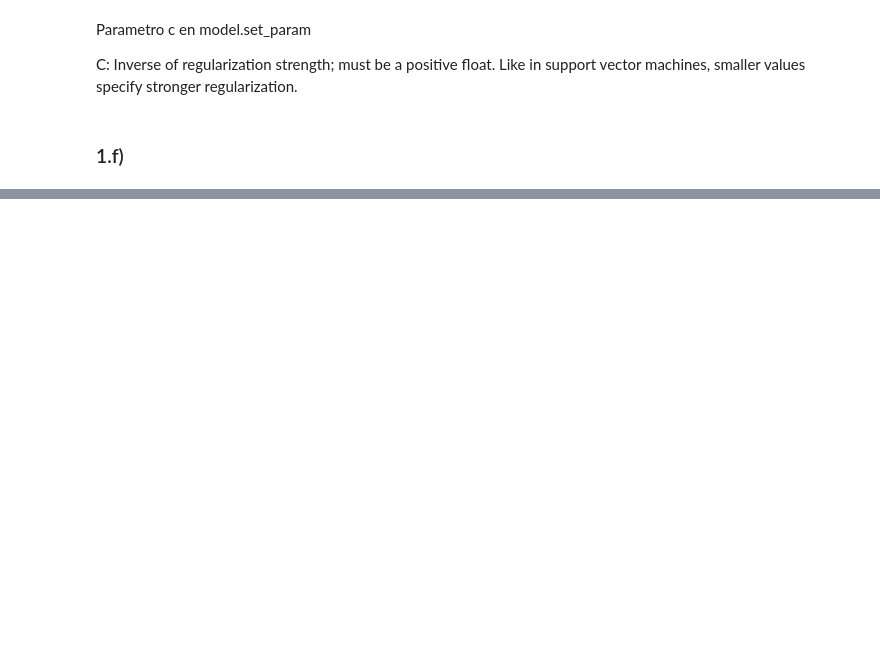
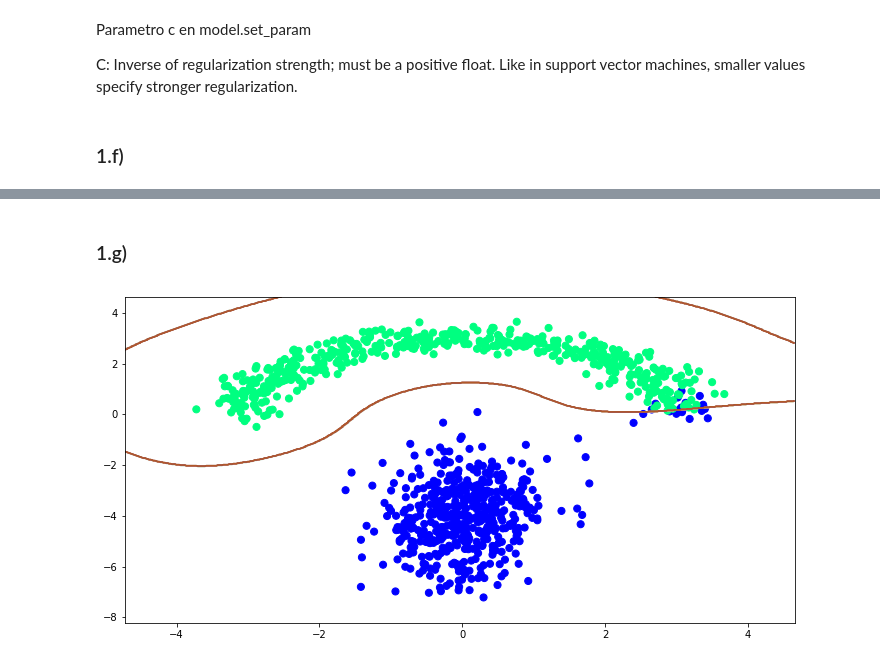
Before and after one commit to GabrielValenzuelaLorca/tarea2maquinas, a Jupyter notebook: Tarea 2.ipynb, the cells around one changed output, grey strips where cells are left out. Drawn from its saved outputs; the diff is of its cells as text; code cells hidden in the pictures; blank space fills up the shorter version.

```diff
--- a/Tarea 2.ipynb
+++ b/Tarea 2.ipynb
@@ -128,0 +131,14 @@ interactive(visualize_border_interactive,param=(p_min,p_max))
+# %% [markdown]
+### 1.g)
+# %%
+from sklearn.svm import SVC as SVM #SVC is for classification
+def train_model(param):
+    model= SVM()
+    model.set_params(C=param,kernel='rbf') #try poly
+    model.fit(X,y)
+    return model
+p_min = 0.01 #define your range
+p_max = 2 #define your range
+interactive(visualize_border_interactive,param=(p_min,p_max))
+# %% [output]
+[figure, added]
```
Also changed, not shown: parts of 12 cells of this notebook.
